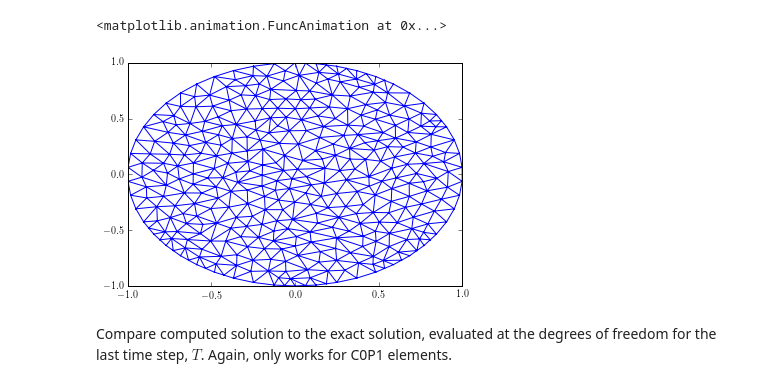
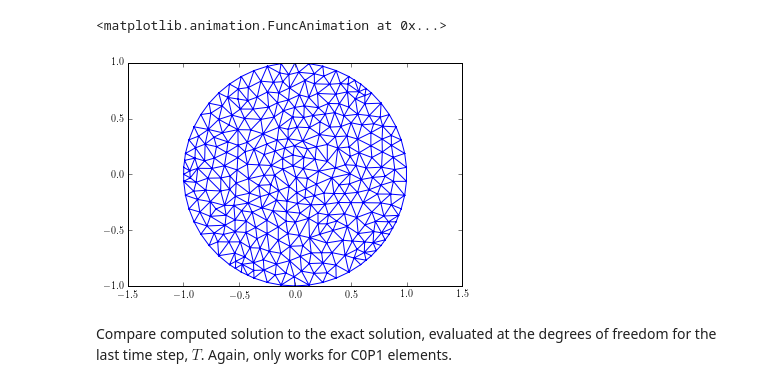
Before and after one commit to erdc/proteus-ps, a Jupyter notebook: NavierStokesNotebooks/Transport2D.ipynb, the cells around one changed output. Cells and saved outputs as stored; diff of their text form; code cells hidden in the pictures.

```diff
--- a/NavierStokesNotebooks/Transport2D.ipynb
+++ b/NavierStokesNotebooks/Transport2D.ipynb
@@ -443,10 +442,11 @@ animation.FuncAnimation(fig, animate, init_func=init,
 # %%
 xrho = h5.getNode("/nodesSpatial_Domain%i" %0)[:]
 erho = h5.getNode("/elementsSpatial_Domain%i" %0)[:]
 plt.triplot(xrho[:,0],xrho[:,1],erho)
+plt.axis('equal')
 # close the table file after extracting all the solutions for the movie above
 h5.close()
 # %% [output]
-[figure, old version]
+[figure, new version]
 # %% [markdown]
 Compare computed solution to the exact solution, evaluated at the degrees of freedom for the last time step, $T$. Again, only works for C0P1 elements.
```
Also changed, not shown: parts of 1 cell of this notebook, 2 other files.
